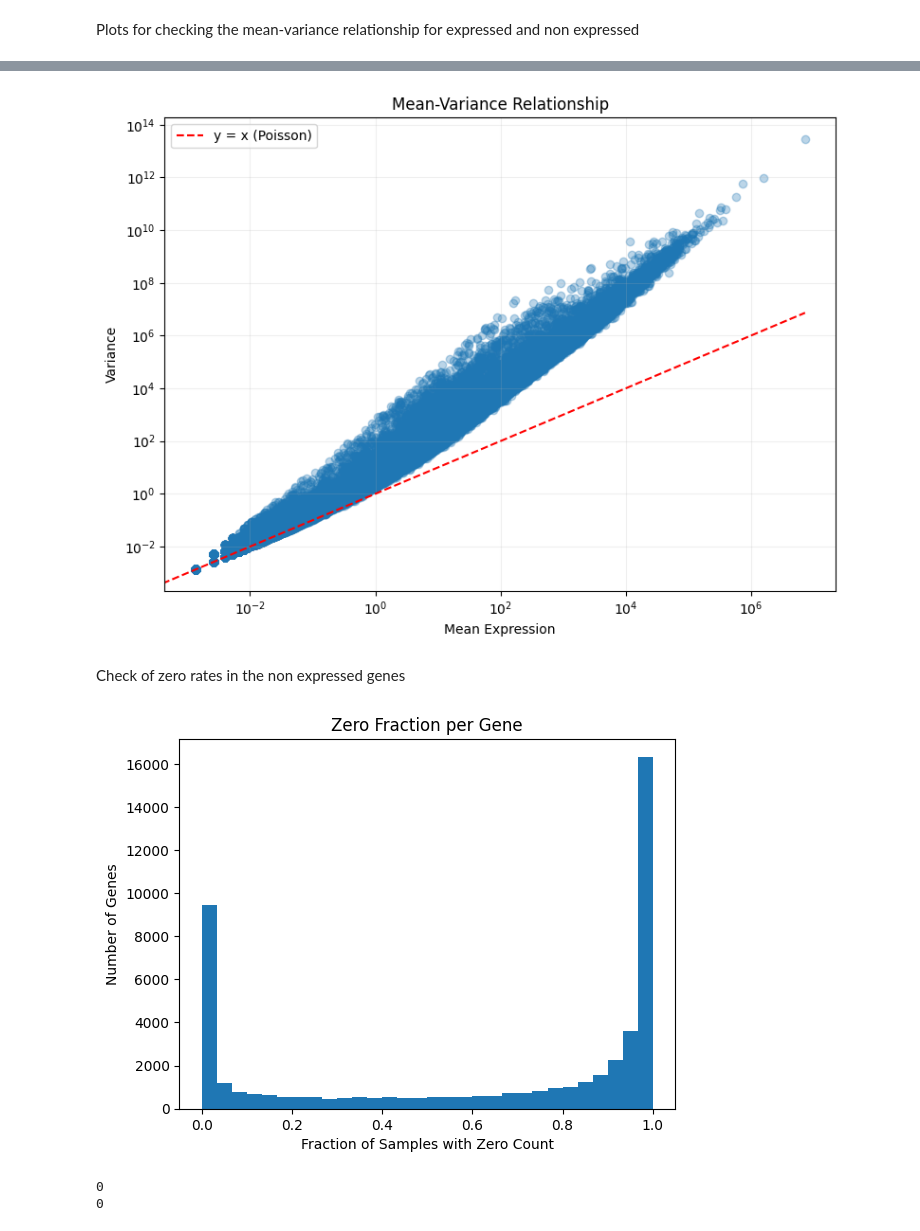
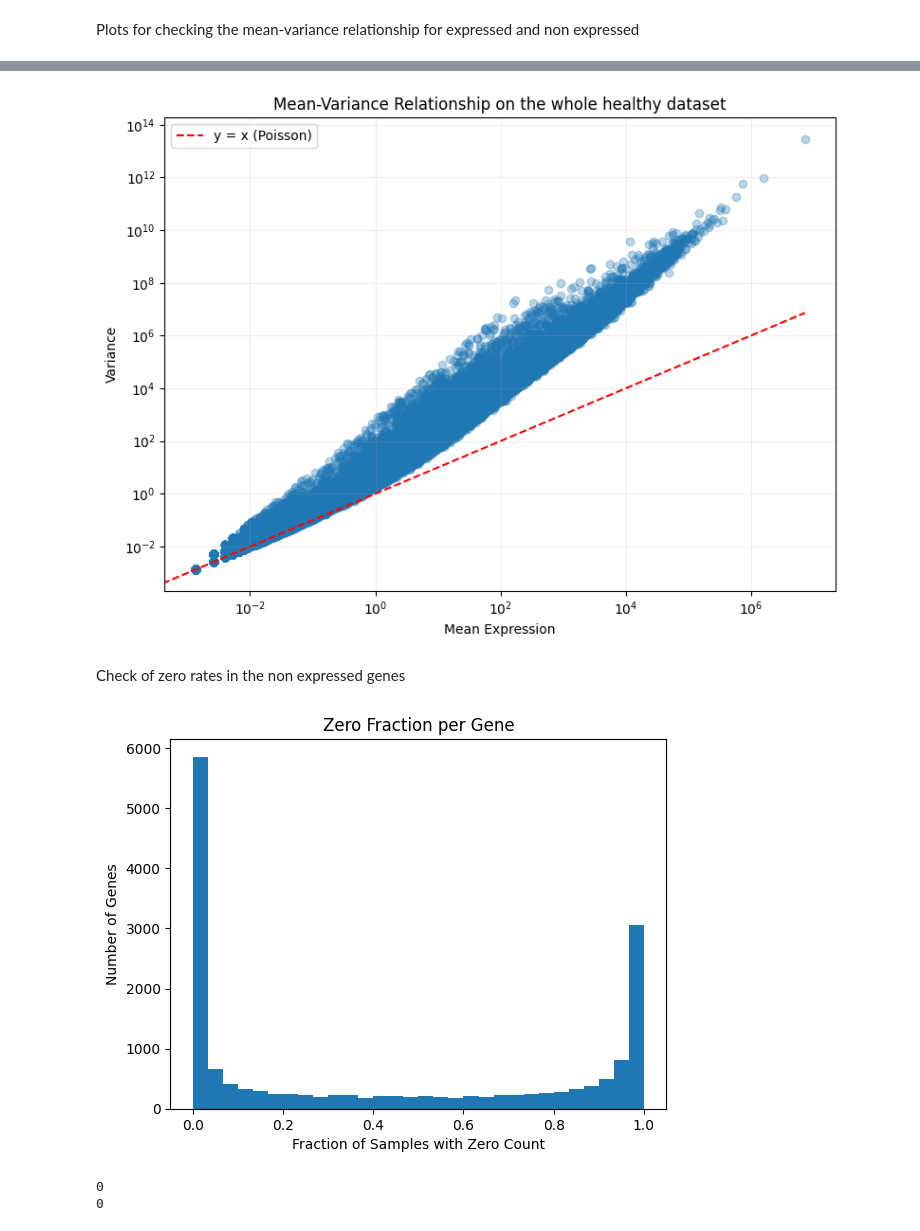
Before and after one commit to Magura23/Outliers_detection, a Jupyter notebook: notebooks/GTEx1.ipynb, the cells around one changed output, grey strips where cells are left out. Cells and saved outputs as stored; diff of their text form; code cells hidden in the pictures.

```diff
--- a/notebooks/GTEx1.ipynb
+++ b/notebooks/GTEx1.ipynb
@@ -300,0 +327,40 @@ print(non_expressed_sick.shape)
+# %%
+
+
+healthy_expressed_symbols = set(expressed_genes_names[:, 1])
+sick_expressed_symbols = set(sick_expressed_metadata[:, 1])
+
+
+common_expressed_symbols = healthy_expressed_symbols & sick_expressed_symbols
+common_expressed_symbols_ordered = [symbol for symbol in expressed_genes_names[:, 1] if symbol in common_expressed_symbols]
+
+
+healthy_expressed_mask = np.isin(expressed_genes_names[:, 1], common_expressed_symbols_ordered)
+expressed_genes_matched = expressed_genes[healthy_expressed_mask, :]
+expressed_genes_names_matched = expressed_genes_names[healthy_expressed_mask, :]
+
+
+sick_symbol_to_idx = {symbol: i for i, symbol in enumerate(sick_expressed_metadata[:, 1])}
+sick_indices = [sick_symbol_to_idx[symbol] for symbol in common_expressed_symbols_ordered]
+sick_expressed_matched = sick_expressed[sick_indices, :]
+sick_expressed_metadata_matched = sick_expressed_metadata[sick_indices, :]
+
+print("Matched expressed healthy:", expressed_genes_matched.shape)
+print("Matched expressed sick:", sick_expressed_matched.shape)
+
+healthy_nonexpr_symbols = set(non_expressed_names[:, 1])
+sick_nonexpr_symbols = set(sick_nonexpressed_metadata[:, 1])
+common_nonexpr_symbols = healthy_nonexpr_symbols & sick_nonexpr_symbols
+common_nonexpr_symbols_ordered = [symbol for symbol in non_expressed_names[:, 1] if symbol in common_nonexpr_symbols]
+
+healthy_nonexpr_mask = np.isin(non_expressed_names[:, 1], common_nonexpr_symbols_ordered)
+non_expressed_matched = non_expressed[healthy_nonexpr_mask, :]
+non_expressed_names_matched = non_expressed_names[healthy_nonexpr_mask, :]
+
+sick_nonexpr_symbol_to_idx = {symbol: i for i, symbol in enumerate(sick_nonexpressed_metadata[:, 1])}
+sick_nonexpr_indices = [sick_nonexpr_symbol_to_idx[symbol] for symbol in common_nonexpr_symbols_ordered]
+sick_nonexpressed_matched = sick_nonexpressed[sick_nonexpr_indices, :]
+sick_nonexpressed_metadata_matched = sick_nonexpressed_metadata[sick_nonexpr_indices, :]
+
+print("Matched non-expressed healthy:", non_expressed_matched.shape)
+print("Matched non-expressed sick:", sick_nonexpressed_matched.shape)
@@ -397,7 +490,7 @@ plt.scatter(means, variances, alpha=0.3)
 plt.plot([0, max(means)], [0, max(means)], 'r--', label='y = x (Poisson)')
 plt.xlabel("Mean Expression")
 plt.ylabel("Variance")
-plt.title("Mean-Variance Relationship")
+plt.title("Mean-Variance Relationship on the whole healthy dataset")
 plt.legend()
 plt.grid(alpha=0.2)
 plt.xscale("log")
@@ -405,18 +498,18 @@ plt.yscale("log")
 plt.tight_layout()
 plt.show()
 # %% [output]
-[figure, old version]
+[figure, new version]
 # %% [markdown]
 Check of zero rates in the non expressed genes
 # %%
-zero_fractions = np.mean(non_expressed == 0, axis=1)
+zero_fractions = np.mean(non_expressed_matched == 0, axis=1)
 plt.hist(zero_fractions, bins=30)
 plt.title("Zero Fraction per Gene")
 plt.xlabel("Fraction of Samples with Zero Count")
 plt.ylabel("Number of Genes")
 plt.show()
 # %% [output]
-[figure, old version]
+[figure, new version]
 # %%
 
 
```
Also changed, not shown: parts of 26 cells of this notebook, 2 other files.
